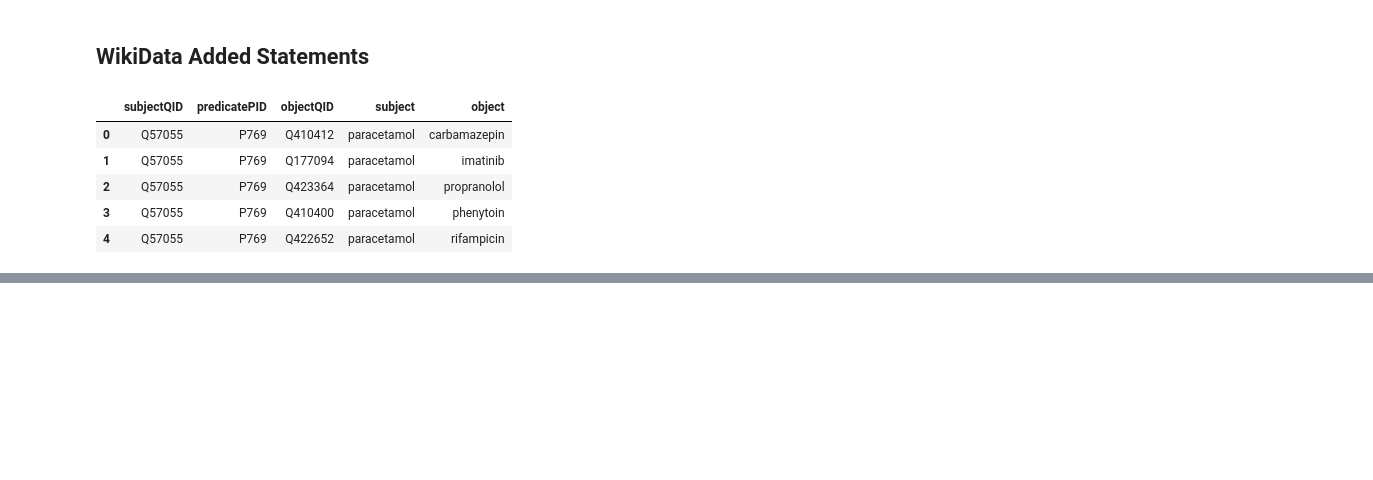
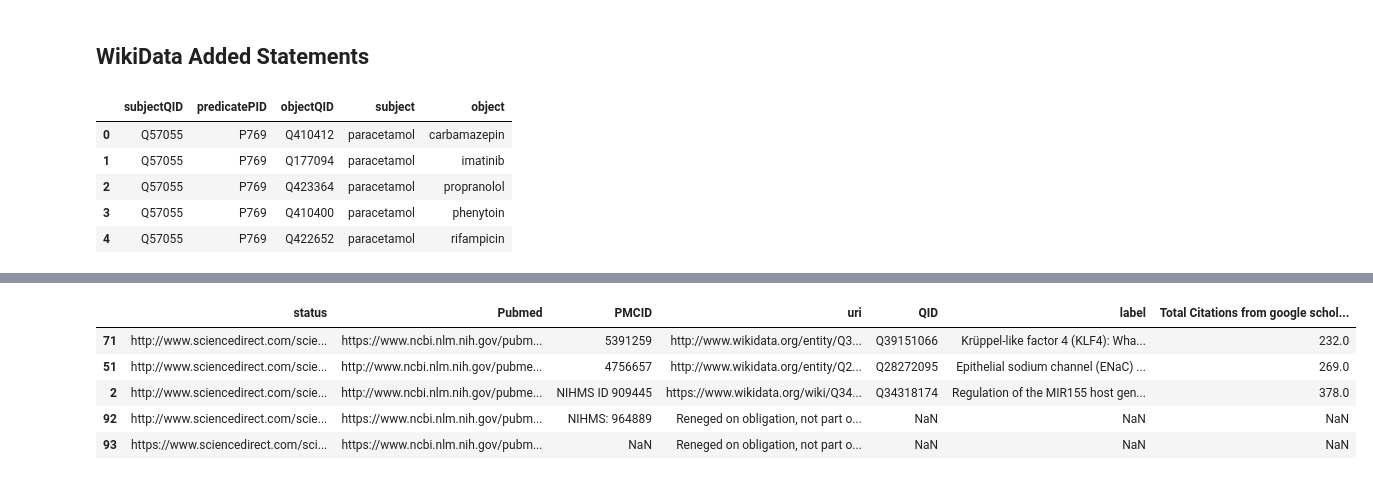
Before and after one commit to gtsueng/GeneWikiReviewSummary, a Jupyter notebook: results/Genewiki_data_misc.ipynb, the cells around one changed output, grey strips where cells are left out. Saved outputs shown, nothing was run; the diff lists cells and outputs as text; code cells hidden in the pictures; blank space fills up the shorter version.

```diff
--- a/results/Genewiki_data_misc.ipynb
+++ b/results/Genewiki_data_misc.ipynb
@@ -294,0 +332,9 @@ wd_statements_info.shape
+# %%
+citations.sort_values(by="Total Citations from google scholar 2021.12.03").tail()
+# %% [output]
+|  | status | Pubmed | PMCID | uri | QID | label | Total Citations from google schol... |
+| 71 | http://www.sciencedirect.com/scie... | https://www.ncbi.nlm.nih.gov/pubm... | 5391259 | http://www.wikidata.org/entity/Q3... | Q39151066 | Krüppel-like factor 4 (KLF4): Wha... | 232.0 |
+| 51 | http://www.sciencedirect.com/scie... | http://www.ncbi.nlm.nih.gov/pubme... | 4756657 | http://www.wikidata.org/entity/Q2... | Q28272095 | Epithelial sodium channel (ENaC) ... | 269.0 |
+| 2 | http://www.sciencedirect.com/scie... | http://www.ncbi.nlm.nih.gov/pubme... | NIHMS ID 909445 | https://www.wikidata.org/wiki/Q34... | Q34318174 | Regulation of the MIR155 host gen... | 378.0 |
+| 92 | http://www.sciencedirect.com/scie... | https://www.ncbi.nlm.nih.gov/pubm... | NIHMS: 964889 | Reneged on obligation, not part o... | NaN | NaN | NaN |
+| 93 | https://www.sciencedirect.com/sci... | https://www.ncbi.nlm.nih.gov/pubm... | NaN | Reneged on obligation, not part o... | NaN | NaN | NaN |
```
Also changed, not shown: parts of 10 cells of this notebook.
